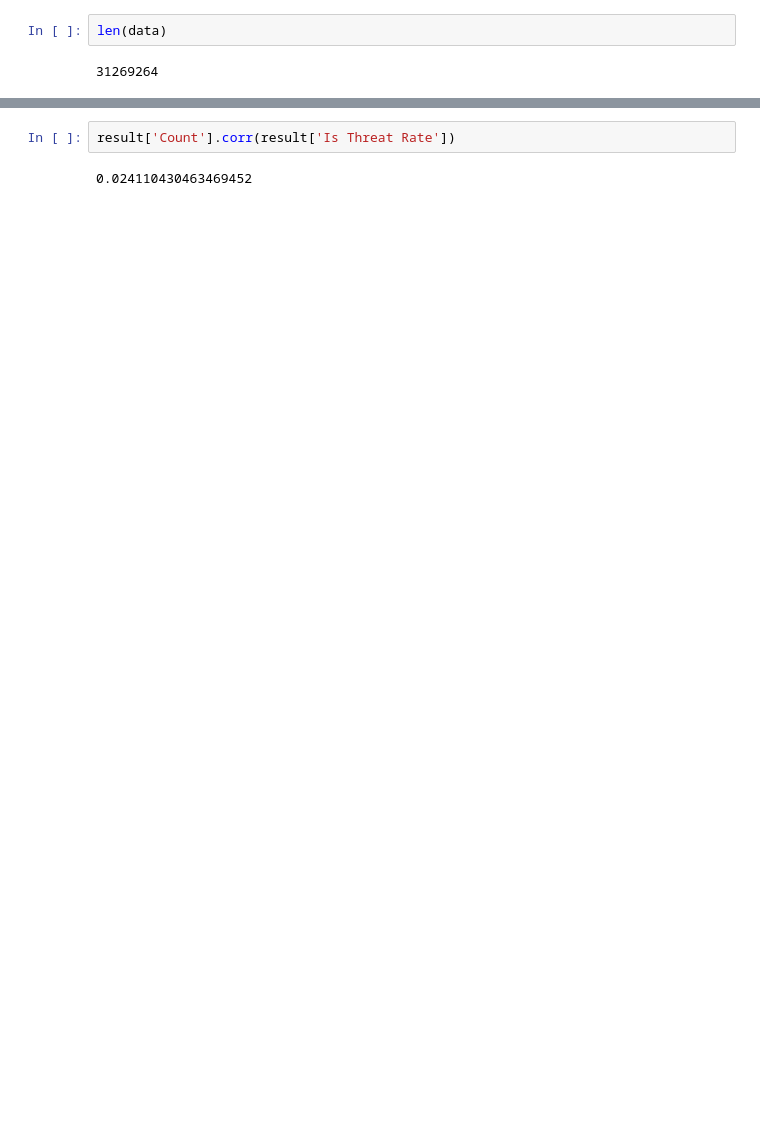
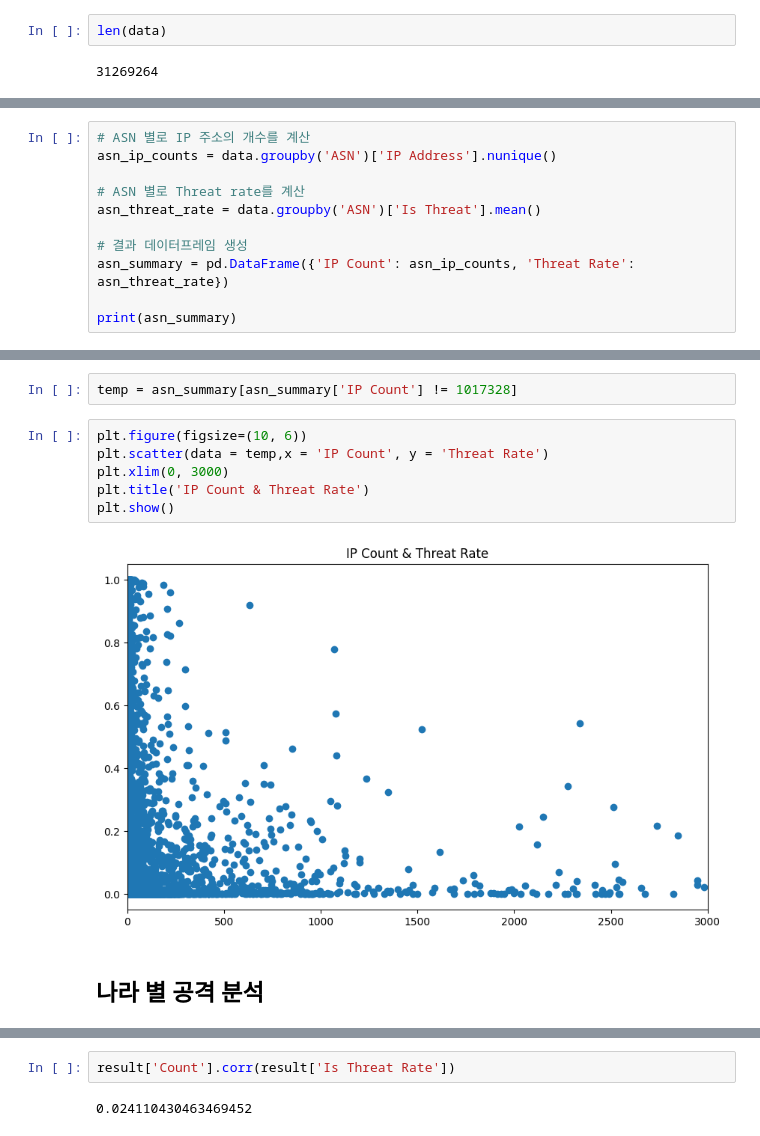
Before and after one commit to yschoi9930/Kaggle, a Jupyter notebook: notebookc25a814836.ipynb, the cells around one changed output, grey strips where cells are left out. Cells and saved outputs as stored; diff of their text form; blank space fills up the shorter version.

```diff
--- a/notebookc25a814836.ipynb
+++ b/notebookc25a814836.ipynb
@@ -92,0 +128,11 @@ data[data['Country'] =='DM']
+# %%
+# ASN 별로 IP 주소의 개수를 계산
+asn_ip_counts = data.groupby('ASN')['IP Address'].nunique()
+
+# ASN 별로 Threat rate를 계산
+asn_threat_rate = data.groupby('ASN')['Is Threat'].mean()
+
+# 결과 데이터프레임 생성
+asn_summary = pd.DataFrame({'IP Count': asn_ip_counts, 'Threat Rate': asn_threat_rate})
+
+print(asn_summary)
@@ -93,3 +178,15 @@ data[data['Country'] =='DM']
+# %%
+temp = asn_summary[asn_summary['IP Count'] != 1017328]
+# %%
+plt.figure(figsize=(10, 6))
+plt.scatter(data = temp,x = 'IP Count', y = 'Threat Rate')
+plt.xlim(0, 3000)
+plt.title('IP Count & Threat Rate')
+plt.show()
+# %% [output]
+[figure, added]
+# %% [markdown]
+## 나라 별 공격 분석
 # %%
 # 나라별 공격 전체 IP 비율과 개수 계산
 grouped_data = data.groupby('Country')['Is Threat']
```
Also changed, not shown: parts of 34 cells of this notebook.
